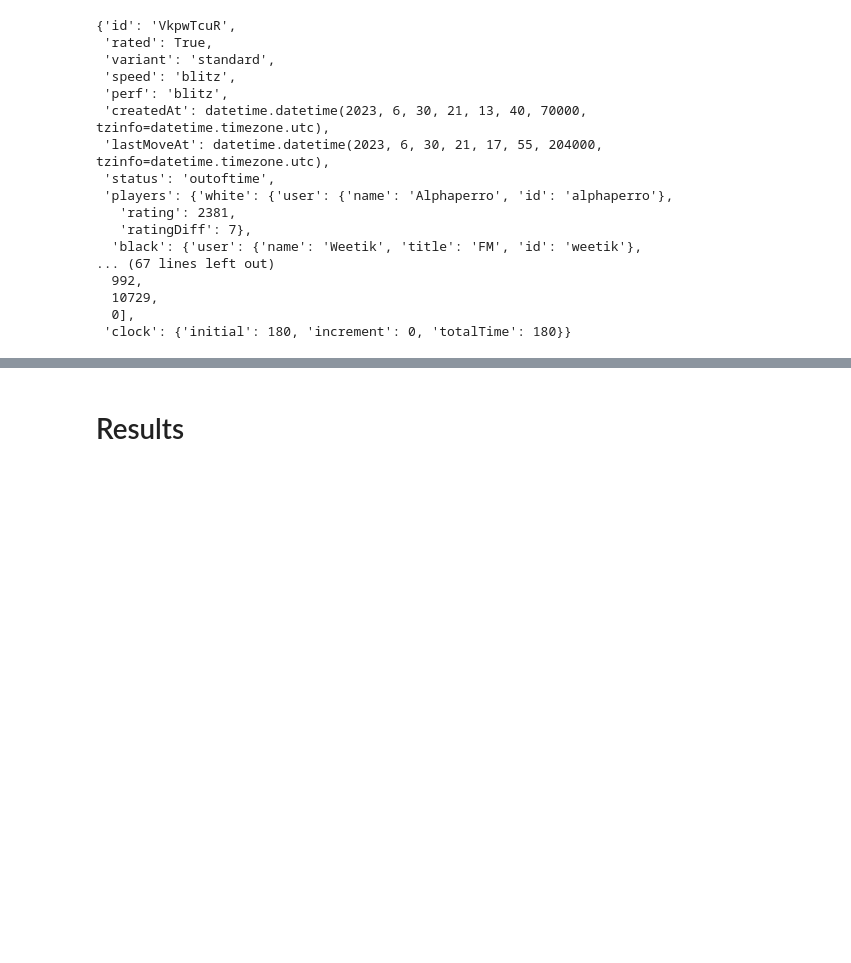
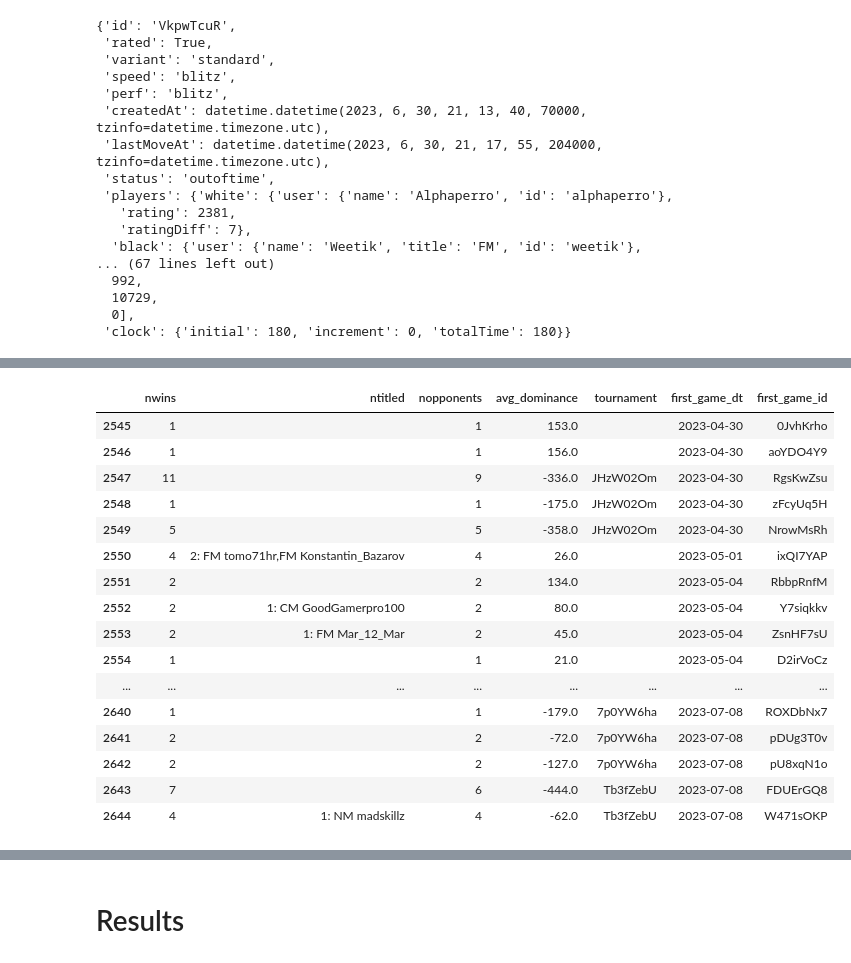
Before and after one commit to fingoldo/FideRatings, a Jupyter notebook: ChessStreaks.ipynb, the cells around one changed output, grey strips where cells are left out. Cells and saved outputs as stored; diff of their text form; code cells hidden in the pictures; blank space fills up the shorter version.

```diff
--- a/ChessStreaks.ipynb
+++ b/ChessStreaks.ipynb
@@ -175 +224,21 @@ time: 47 ms (started: 2023-07-09 18:17:42 +03:00)
 [interactive output not drawn]
+# %%
+semenychev_streaks.tail(100)
+# %% [output]
+|  | nwins | ntitled | nopponents | avg_dominance | tournament | first_game_dt | first_game_id |
+| 2545 | 1 |  | 1 | 153.0 |  | 2023-04-30 | 0JvhKrho |
+| 2546 | 1 |  | 1 | 156.0 |  | 2023-04-30 | aoYDO4Y9 |
+| 2547 | 11 |  | 9 | -336.0 | JHzW02Om | 2023-04-30 | RgsKwZsu |
+| 2548 | 1 |  | 1 | -175.0 | JHzW02Om | 2023-04-30 | zFcyUq5H |
+| 2549 | 5 |  | 5 | -358.0 | JHzW02Om | 2023-04-30 | NrowMsRh |
+| 2550 | 4 | 2: FM tomo71hr,FM Konstantin_Bazarov | 4 | 26.0 |  | 2023-05-01 | ixQI7YAP |
+| 2551 | 2 |  | 2 | 134.0 |  | 2023-05-04 | RbbpRnfM |
+| 2552 | 2 | 1: CM GoodGamerpro100 | 2 | 80.0 |  | 2023-05-04 | Y7siqkkv |
+| 2553 | 2 | 1: FM Mar_12_Mar | 2 | 45.0 |  | 2023-05-04 | ZsnHF7sU |
+| 2554 | 1 |  | 1 | 21.0 |  | 2023-05-04 | D2irVoCz |
+| ... | ... | ... | ... | ... | ... | ... | ... |
+| 2640 | 1 |  | 1 | -179.0 | 7p0YW6ha | 2023-07-08 | ROXDbNx7 |
+| 2641 | 2 |  | 2 | -72.0 | 7p0YW6ha | 2023-07-08 | pDUg3T0v |
+| 2642 | 2 |  | 2 | -127.0 | 7p0YW6ha | 2023-07-08 | pU8xqN1o |
+| 2643 | 7 |  | 6 | -444.0 | Tb3fZebU | 2023-07-08 | FDUErGQ8 |
+| 2644 | 4 | 1: NM madskillz | 4 | -62.0 | Tb3fZebU | 2023-07-08 | W471sOKP |
```
Also changed, not shown: parts of 22 cells of this notebook, 1 other file.
